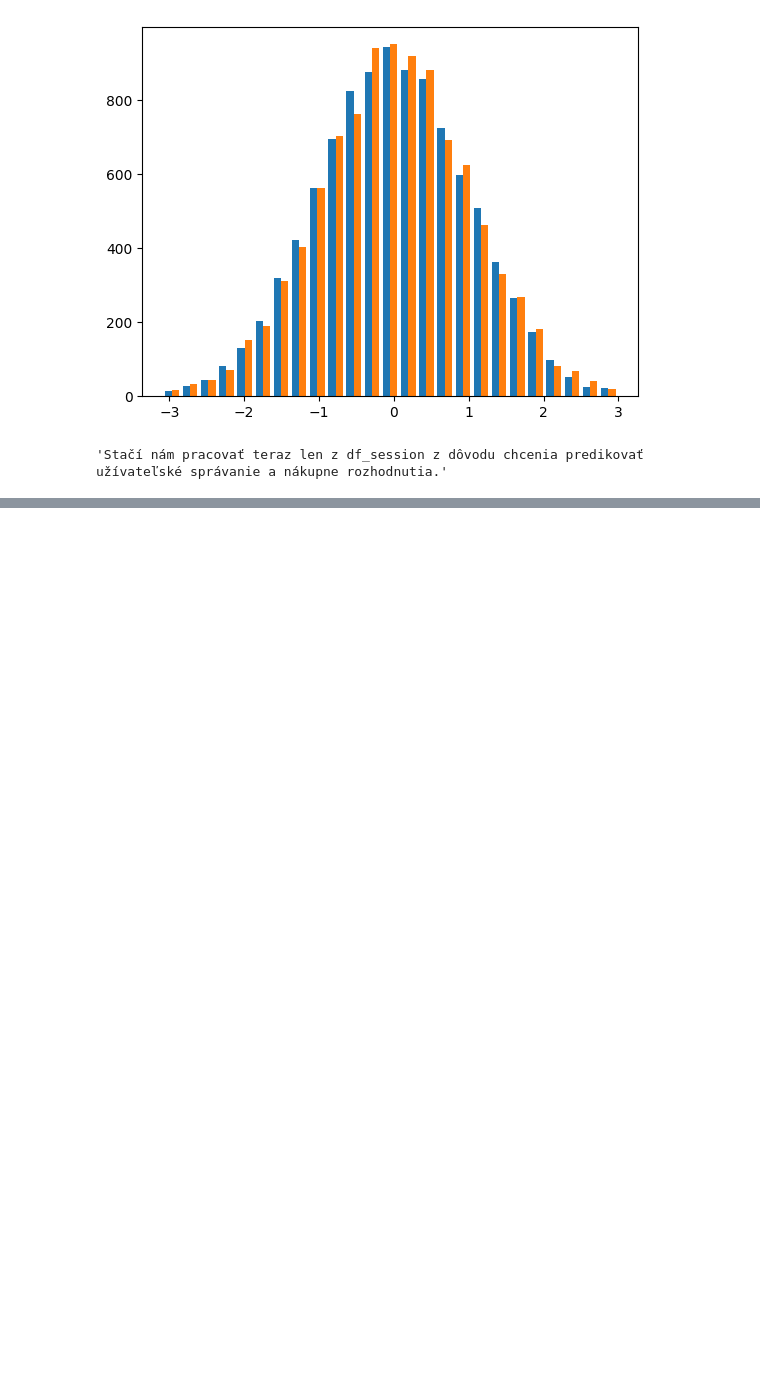
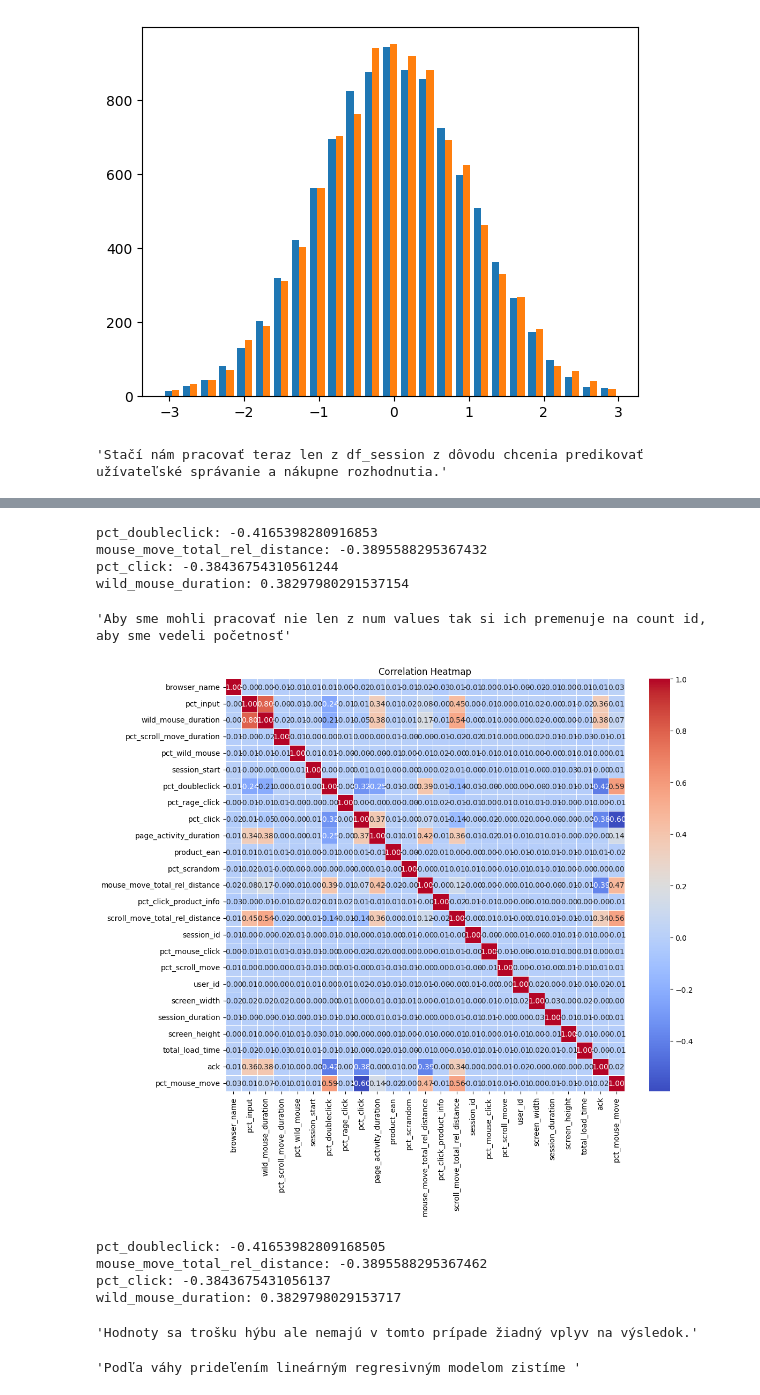
Before and after one commit to FilipMojto/IAU_project, a Jupyter notebook: machine_learning_preprocessing.ipynb, the cells around one changed output, grey strips where cells are left out. Saved outputs shown, nothing was run; the diff lists cells and outputs as text; code cells hidden in the pictures; blank space fills up the shorter version.

```diff
--- a/machine_learning_preprocessing.ipynb
+++ b/machine_learning_preprocessing.ipynb
@@ -440,0 +478,18 @@ ValueError: could not convert string to float: 'edge'
+# %%
+# Vytiahnut 'ack' zo zoznamu corrr
+cor_with_ack = cor_with_ack.drop('ack', errors='ignore')
+
+# Get 4 najvlypvnejsie
+top_attributes = cor_with_ack.abs().nlargest(4).index
+
+# Print 4 najvplyvnejsie atributy
+for attribute in top_attributes:
+    correlation = cor_with_ack[attribute]
+    print(f"{attribute}: {correlation}")
+
+# Mozeme vydiet 4 najvplyvnejsie atributy
+# %% [output]
+pct_doubleclick: -0.4165398280916853
+mouse_move_total_rel_distance: -0.3895588295367432
+pct_click: -0.38436754310561244
+wild_mouse_duration: 0.38297980291537154
@@ -440,0 +498,44 @@ ValueError: could not convert string to float: 'edge'
+# %%
+"Aby sme mohli pracovať nie len z num values tak si ich musíme premenovať na count id, aby sme vedeli početnosť"
+# %% [output]
+'Aby sme mohli pracovať nie len z num values tak si ich premenuje na count id, aby sme vedeli početnosť'
+# %%
+# Identify categorical columns
+categorical_columns = sess_train_df.select_dtypes(include=['object']).columns
+
+# Label encode categorical columns
+le = LabelEncoder()
+for col in categorical_columns:
+    sess_train_df[col] = le.fit_transform(sess_train_df[col])
+
+# Compute correlations with the predicted variable (ack)
+cor_with_ack = sess_train_df.corr()['ack']
+
+# Create a heatmap for corr
+plt.figure(figsize=(12, 10))
+sns.heatmap(sess_train_df.corr(), annot=True, cmap='coolwarm', fmt=".2f", linewidths=0.5)
+plt.title('Correlation Heatmap')
+plt.show()
+
+# Vytiahnut 'ack' zo zoznamu corrr
+cor_with_ack = cor_with_ack.drop('ack', errors='ignore')
+
+# Get 4 najvlypvnejsie
+top_attributes = cor_with_ack.abs().nlargest(4).index
+
+# Print 4 najvplyvnejsie atributy
+for attribute in top_attributes:
+    correlation = cor_with_ack[attribute]
+    print(f"{attribute}: {correlation}")
+
+# Mozeme vydiet 4 najvplyvnejsie atributy
+# %% [output]
+[figure, added]
+pct_doubleclick: -0.41653982809168505
+mouse_move_total_rel_distance: -0.3895588295367462
+pct_click: -0.3843675431056137
+wild_mouse_duration: 0.3829798029153717
+# %%
+"Hodnoty sa trošku hýbu ale nemajú v tomto prípade žiadný vplyv na výsledok."
+# %% [output]
+'Hodnoty sa trošku hýbu ale nemajú v tomto prípade žiadný vplyv na výsledok.'
@@ -440,0 +544,4 @@ ValueError: could not convert string to float: 'edge'
+# %%
+"Podľa váhy prideleným lineárným regresivným modelom zistíme nasledovné "
+# %% [output]
+'Podľa váhy prideľením lineárným regresivným modelom zistíme '
```
Also changed, not shown: parts of 25 cells of this notebook, 3 other files.
